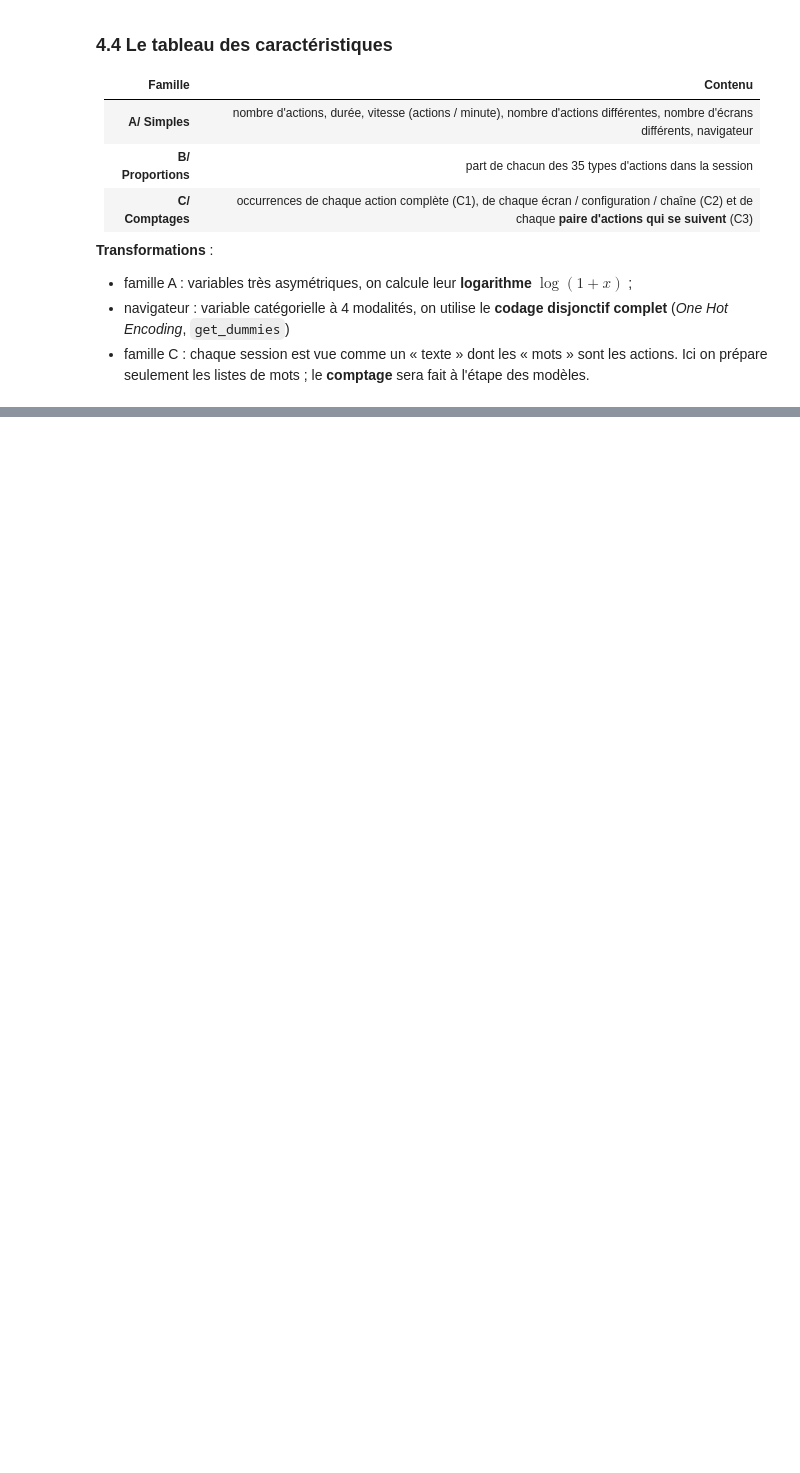
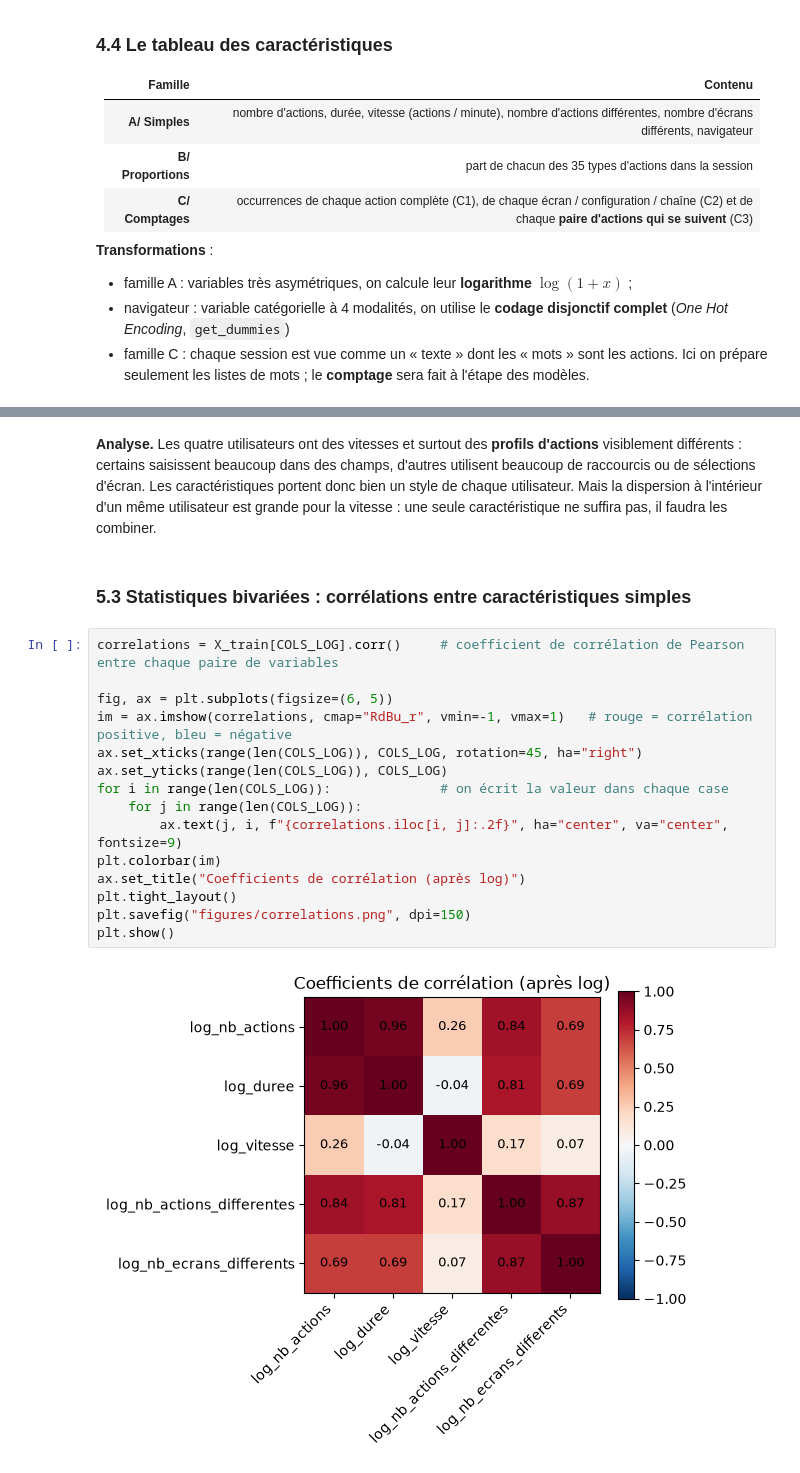
Before and after one commit to AchrafBitar/CopiloteBE, a Jupyter notebook: BE1_identification_utilisateurs.ipynb, the cells around one changed output, grey strips where cells are left out. Saved outputs shown, nothing was run; the diff lists cells and outputs as text; blank space fills up the shorter version.

```diff
--- a/BE1_identification_utilisateurs.ipynb
+++ b/BE1_identification_utilisateurs.ipynb
@@ -409,0 +473,21 @@ X_train : (3276, 52) | X_test : (324, 52)
+# %% [markdown]
+**Analyse.** Les quatre utilisateurs ont des vitesses et surtout des **profils d'actions** visiblement différents : certains saisissent beaucoup dans des champs, d'autres utilisent beaucoup de raccourcis ou de sélections d'écran. Les caractéristiques portent donc bien un style de chaque utilisateur. Mais la dispersion à l'intérieur d'un même utilisateur est grande pour la vitesse : une seule caractéristique ne suffira pas, il faudra les combiner.
+# %% [markdown]
+### 5.3 Statistiques bivariées : corrélations entre caractéristiques simples
+# %%
+correlations = X_train[COLS_LOG].corr()     # coefficient de corrélation de Pearson entre chaque paire de variables
+
+fig, ax = plt.subplots(figsize=(6, 5))
+im = ax.imshow(correlations, cmap="RdBu_r", vmin=-1, vmax=1)   # rouge = corrélation positive, bleu = négative
+ax.set_xticks(range(len(COLS_LOG)), COLS_LOG, rotation=45, ha="right")
+ax.set_yticks(range(len(COLS_LOG)), COLS_LOG)
+for i in range(len(COLS_LOG)):              # on écrit la valeur dans chaque case
+    for j in range(len(COLS_LOG)):
+        ax.text(j, i, f"{correlations.iloc[i, j]:.2f}", ha="center", va="center", fontsize=9)
+plt.colorbar(im)
+ax.set_title("Coefficients de corrélation (après log)")
+plt.tight_layout()
+plt.savefig("figures/correlations.png", dpi=150)
+plt.show()
+# %% [output]
+[figure, added]
```
Also changed, not shown: parts of 16 cells of this notebook, 4 other files.
